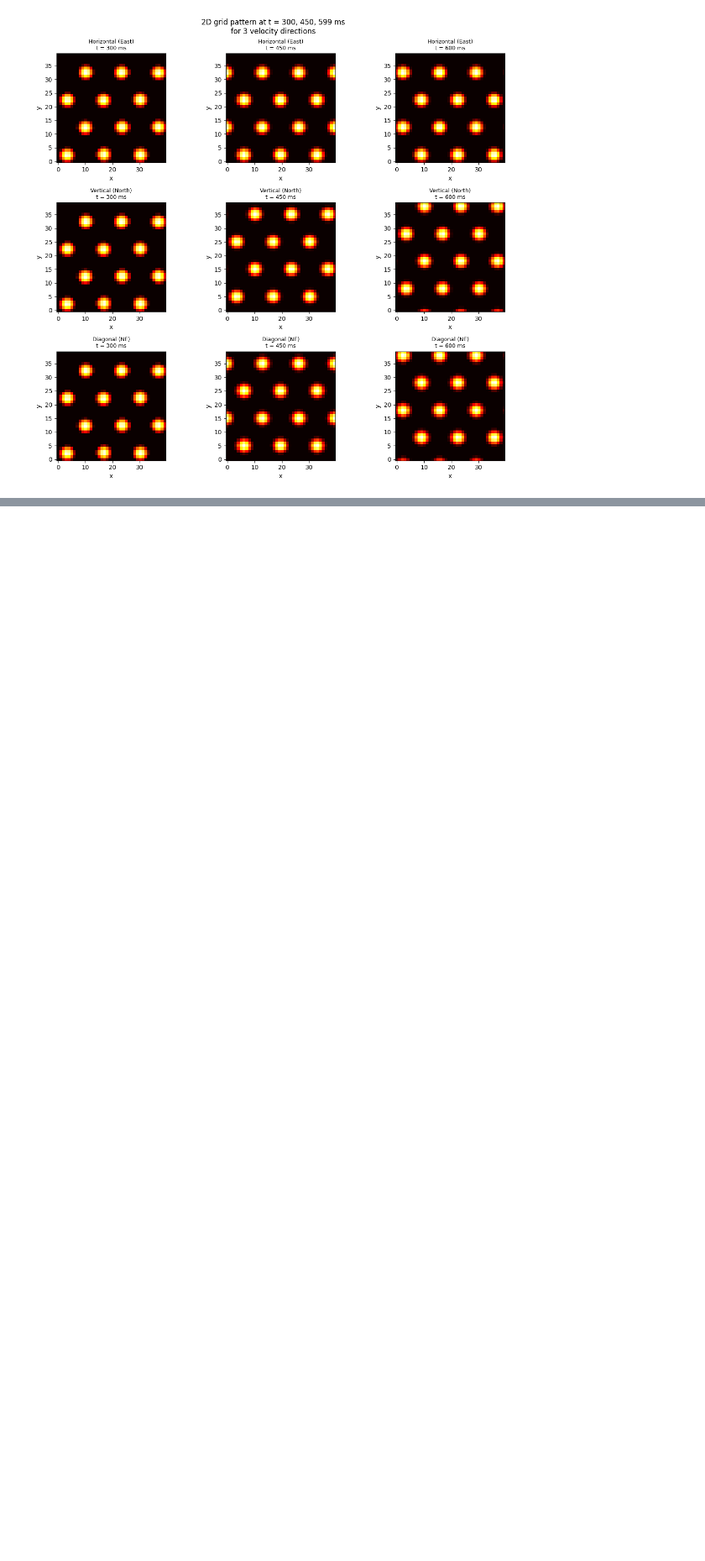
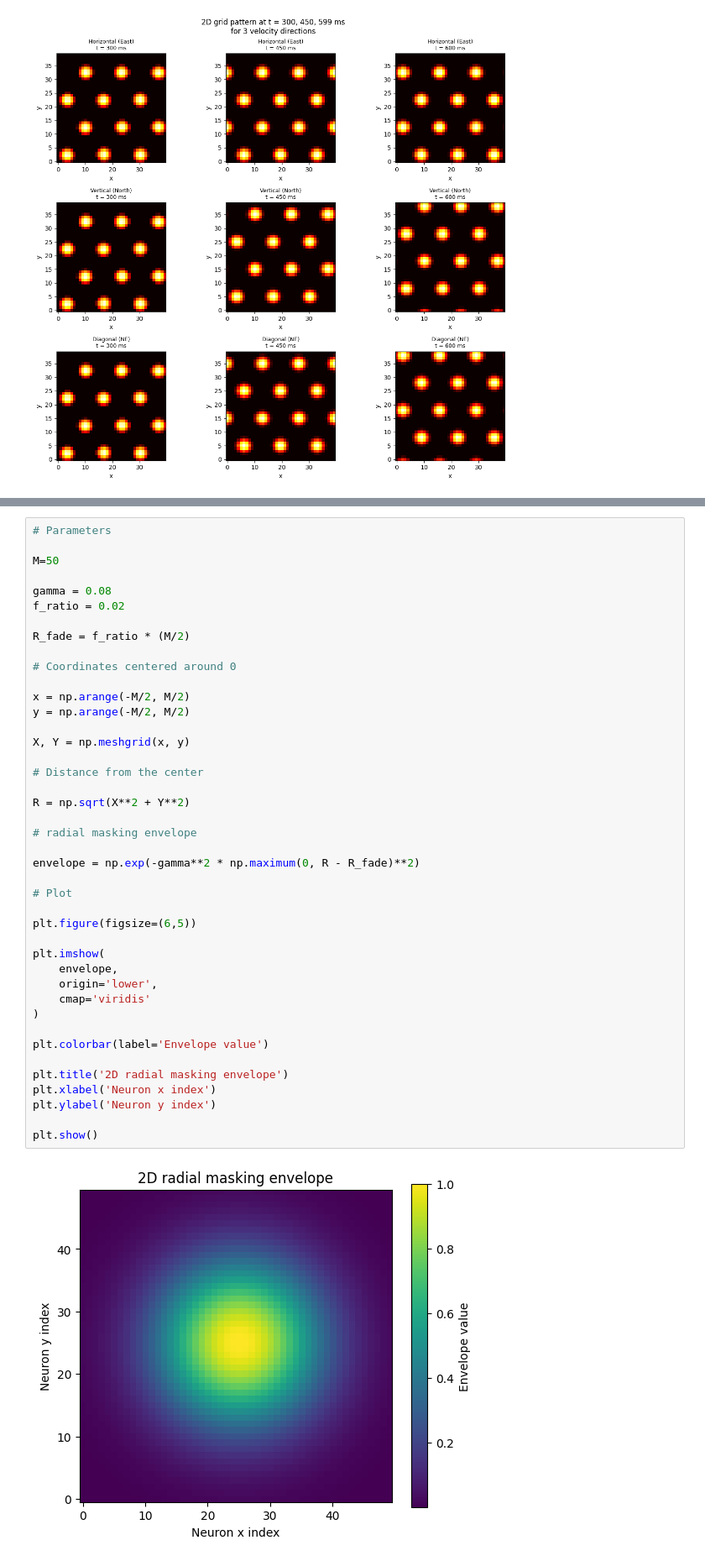
Before and after one commit to maelle-cvd/Neuronal-Dynamics, a Jupyter notebook: MP2.ipynb, the cells around one changed output, grey strips where cells are left out. Shown at 84% size. Drawn from its saved outputs; the diff is of its cells as text; blank space fills up the shorter version.

```diff
--- a/MP2.ipynb
+++ b/MP2.ipynb
@@ -676,0 +767,44 @@ plt.show()
+# %%
+# Parameters
+
+M=50
+
+gamma = 0.08
+f_ratio = 0.02
+
+R_fade = f_ratio * (M/2)
+
+# Coordinates centered around 0
+
+x = np.arange(-M/2, M/2)
+y = np.arange(-M/2, M/2)
+
+X, Y = np.meshgrid(x, y)
+
+# Distance from the center
+
+R = np.sqrt(X**2 + Y**2)
+
+# radial masking envelope
+
+envelope = np.exp(-gamma**2 * np.maximum(0, R - R_fade)**2)
+
+# Plot
+
+plt.figure(figsize=(6,5))
+
+plt.imshow(
+    envelope,
+    origin='lower',
+    cmap='viridis'
+)
+
+plt.colorbar(label='Envelope value')
+
+plt.title('2D radial masking envelope')
+plt.xlabel('Neuron x index')
+plt.ylabel('Neuron y index')
+
+plt.show()
+# %% [output]
+[figure, added]
```
Also changed, not shown: parts of 14 cells of this notebook.
